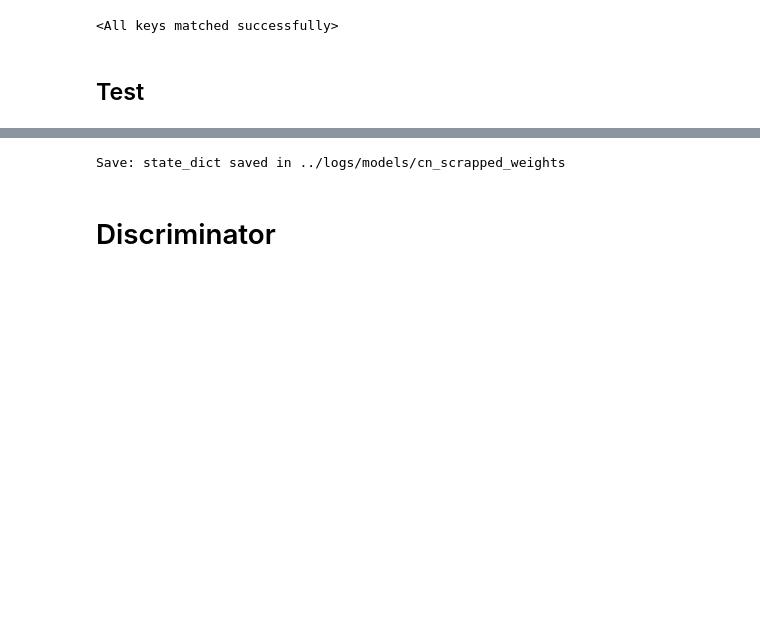
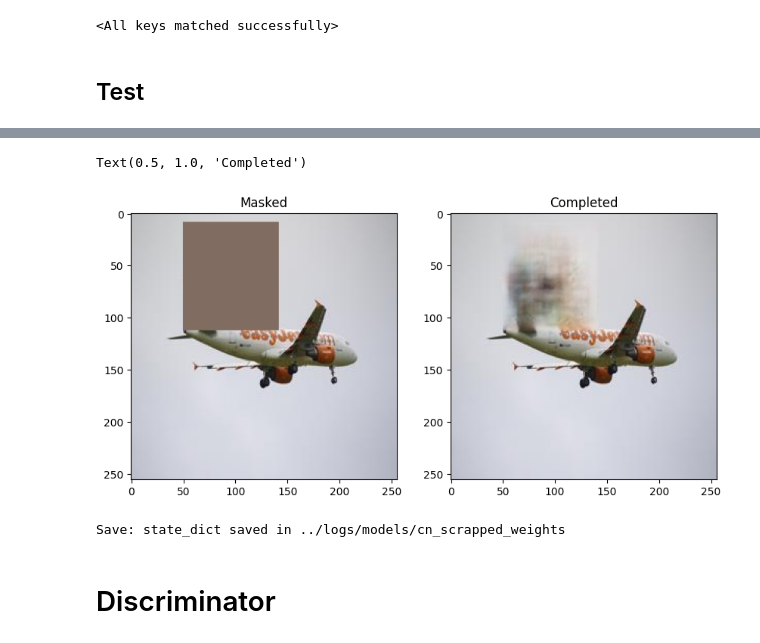
Before and after one commit to poloincognito/glcic, a Jupyter notebook: notebooks/6_weights_scrapping.ipynb, the cells around one changed output, grey strips where cells are left out. Drawn from its saved outputs; the diff is of its cells as text; code cells hidden in the pictures; blank space fills up the shorter version.

```diff
--- a/notebooks/6_weights_scrapping.ipynb
+++ b/notebooks/6_weights_scrapping.ipynb
@@ -113,3 +113,17 @@ Text(0.5, 1.0, 'Completed')
+# %%
+# two images only
+fig, axes = plt.subplots(1,2, figsize=(10,15))
+
+# display the masked image
+axes[0].imshow(masked_batch[0].permute(1,2,0))
+axes[0].set_title('Masked')
+
+# display the completed image
+axes[1].imshow(completed_batch[0].permute(1,2,0))
+axes[1].set_title('Completed')
+# %% [output]
+Text(0.5, 1.0, 'Completed')
+[figure, added]
 # %%
 # save
 cn.save("../logs/models/cn_scrapped_weights")
```
Also changed, not shown: parts of 1 cell of this notebook, 11 other files.
